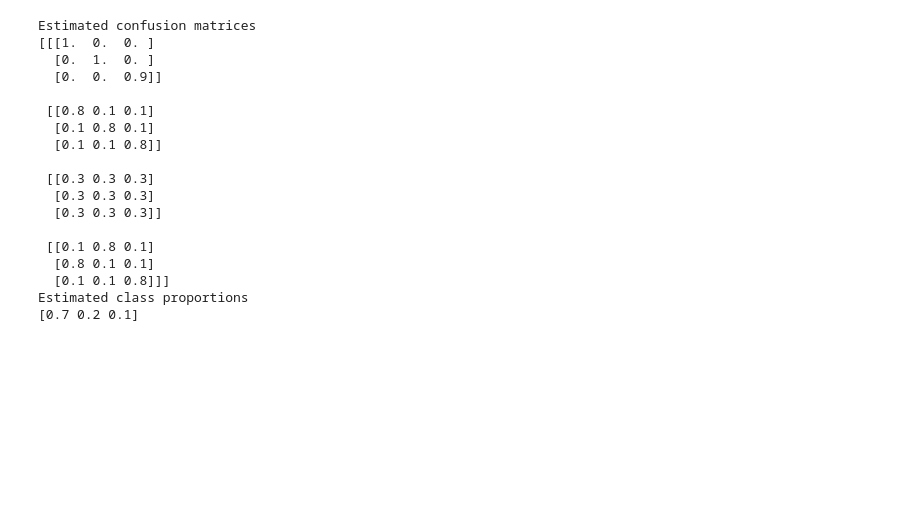
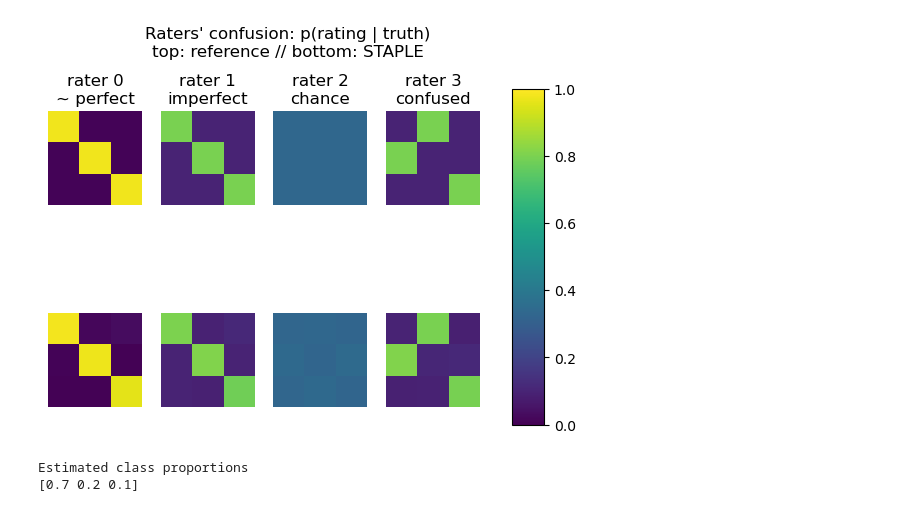
Before and after one commit to balbasty/variational_staple, a Jupyter notebook: demo/unordered.ipynb, the cells around one changed output. Drawn from its saved outputs; the diff is of its cells as text; code cells hidden in the pictures; blank space fills up the shorter version.

```diff
--- a/demo/unordered.ipynb
+++ b/demo/unordered.ipynb
@@ -93,29 +60,25 @@ Estimated class proportions
-# %%
-# Fit using V-STAPLE (a variant of MAP-STAPLE)
-
-perf, posterior, prior = vstaple(ratings)
-
-print('Estimated confusion matrices')
-print(np.around(perf, 1))
-
-print('Estimated class proportions')
-print(np.around(prior, 1))
-# %% [output]
-Estimated confusion matrices
-[[[1.  0.  0. ]
-  [0.  1.  0. ]
-  [0.  0.  0.9]]
-
- [[0.8 0.1 0.1]
-  [0.1 0.8 0.1]
-  [0.1 0.1 0.8]]
-
- [[0.3 0.3 0.3]
-  [0.3 0.3 0.3]
-  [0.3 0.3 0.3]]
-
- [[0.1 0.8 0.1]
-  [0.8 0.1 0.1]
-  [0.1 0.1 0.8]]]
-Estimated class proportions
-[0.7 0.2 0.1]
+# %%
+# Fit using STAPLE
+
+perf, posterior, prior = staple(ratings)
+
+fig, axes = plt.subplots(2, len(true_perf))
+for r, ax in enumerate(axes.T):
+    p = ax[0].imshow(true_perf[r], vmin=0, vmax=1)
+    ax[0].axis('off')
+    ax[0].set_title(f'rater {r}\n{rater_labels[r]}')
+    p = ax[1].imshow(perf[r], vmin=0, vmax=1)
+    ax[1].axis('off')
+fig.subplots_adjust(right=0.8)
+cbar_ax = fig.add_axes([0.85, 0.15, 0.05, 0.7])
+fig.colorbar(p, cax=cbar_ax)
+plt.suptitle('Raters\' confusion: p(rating | truth)\n'
+             'top: reference // bottom: STAPLE')
+plt.show()
+
+print('Estimated class proportions')
+print(np.around(prior, 1))
+# %% [output]
+[figure, added]
+Estimated class proportions
+[0.7 0.2 0.1]
```
Also changed, not shown: parts of 7 cells of this notebook, 1 other file.
